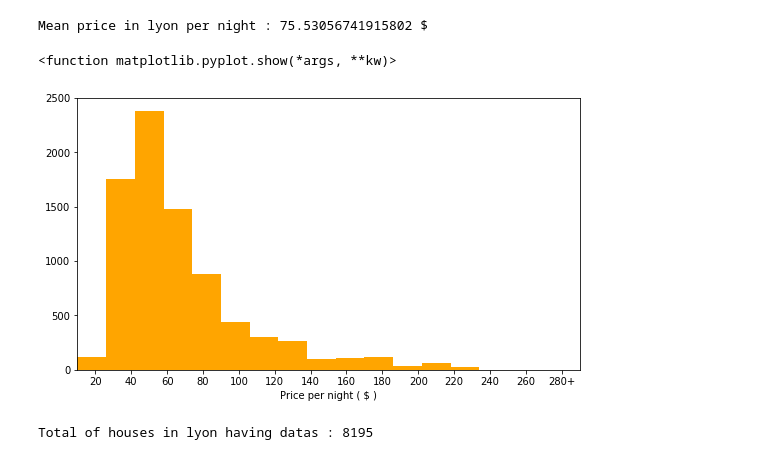
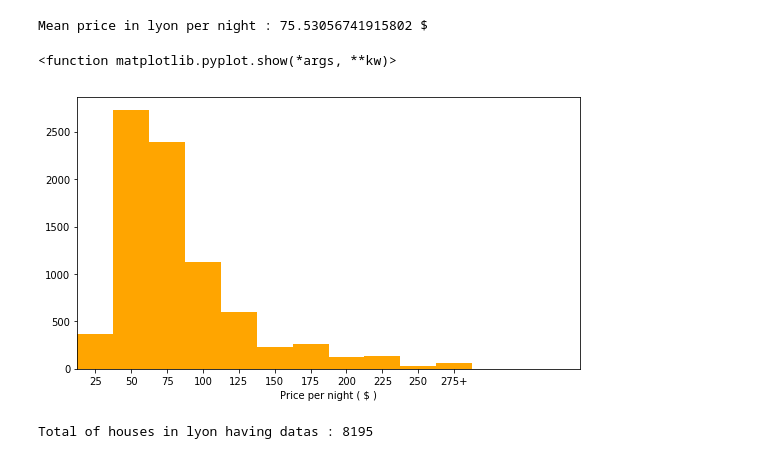
Before and after one commit to CaillouxZinzin/AirBnBAnalysis, a Jupyter notebook: AirbnbAnalysis/LyonData.ipynb, the cells around one changed output. Drawn from its saved outputs; the diff is of its cells as text; code cells hidden in the pictures.

```diff
--- a/AirbnbAnalysis/LyonData.ipynb
+++ b/AirbnbAnalysis/LyonData.ipynb
@@ -98,19 +98,19 @@ Mean price in lyon per night : 75.53056741915802 $
 # %%
 price_lyon = lyon_listings['price']
 fig, ax = plt.subplots(figsize=(9, 5))
-bins = np.arange(0,300,20)
+bins = np.arange(0,300,25)
 xlabels = bins[1:].astype(str)
 xlabels[-1] += '+'
 N_labels = len(xlabels)
 plt.xlim([0, 350])
 plt.xticks(25 * np.arange(N_labels) + 12.5)
 ax.set_xticklabels(xlabels)
 plt.xlabel("Price per night ( $ )")
 plt.hist(price_lyon, color='orange', bins = bins)
 plt.show
 # %% [output]
 <function matplotlib.pyplot.show(*args, **kw)>
-[figure, old version]
+[figure, new version]
 # %%
 total_houses_lyon = len(lyon_listings)
 print("Total of houses in lyon having datas : " + str(total_houses_lyon))
```
Also changed, not shown: parts of 2 cells of this notebook, 8 other files.
